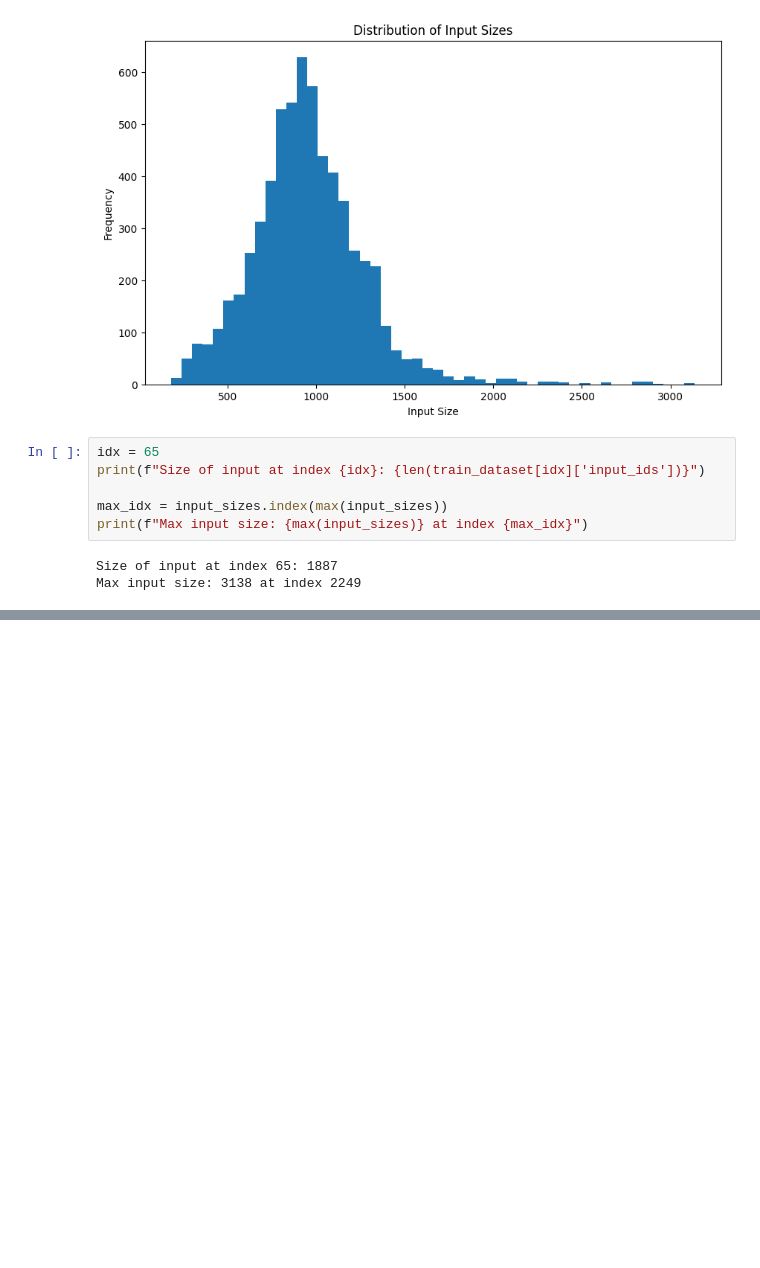
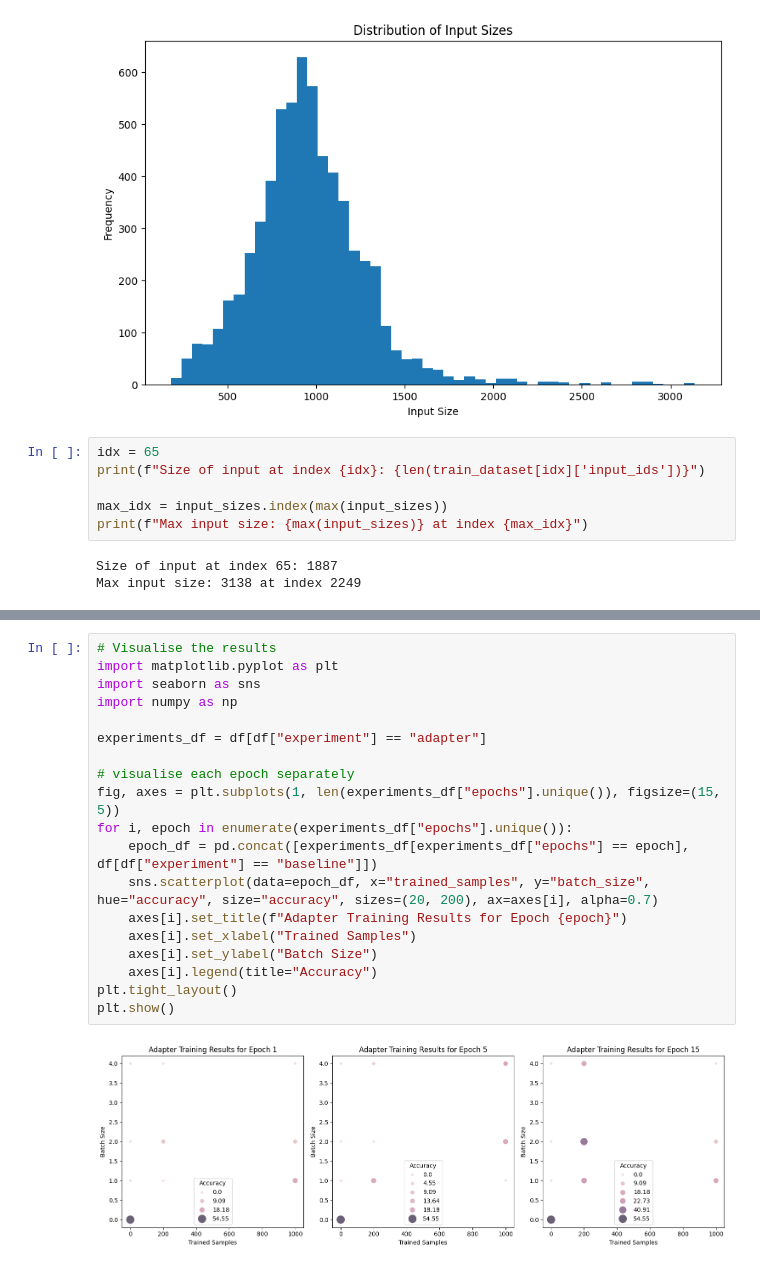
Before and after one commit to EmpiriNLP/FrugalML, a Jupyter notebook: notebook.ipynb, the cells around one changed output, grey strips where cells are left out. Cells and saved outputs as stored; diff of their text form; blank space fills up the shorter version.

Commit message:
Finish preliminary experiments

```diff
--- a/notebook.ipynb
+++ b/notebook.ipynb
@@ -228,0 +233,21 @@ display(df[["experiment", "trained_samples", "epochs", "batch_size", "accuracy"]
+# %%
+# Visualise the results
+import matplotlib.pyplot as plt
+import seaborn as sns
+import numpy as np
+
+experiments_df = df[df["experiment"] == "adapter"]
+
+# visualise each epoch separately
+fig, axes = plt.subplots(1, len(experiments_df["epochs"].unique()), figsize=(15, 5))
+for i, epoch in enumerate(experiments_df["epochs"].unique()):
+    epoch_df = pd.concat([experiments_df[experiments_df["epochs"] == epoch], df[df["experiment"] == "baseline"]])
+    sns.scatterplot(data=epoch_df, x="trained_samples", y="batch_size", hue="accuracy", size="accuracy", sizes=(20, 200), ax=axes[i], alpha=0.7)
+    axes[i].set_title(f"Adapter Training Results for Epoch {epoch}")
+    axes[i].set_xlabel("Trained Samples")
+    axes[i].set_ylabel("Batch Size")
+    axes[i].legend(title="Accuracy")
+plt.tight_layout()
+plt.show()
+# %% [output]
+[figure, added]
```
Also changed, not shown: parts of 1 cell of this notebook, 2 other files.
